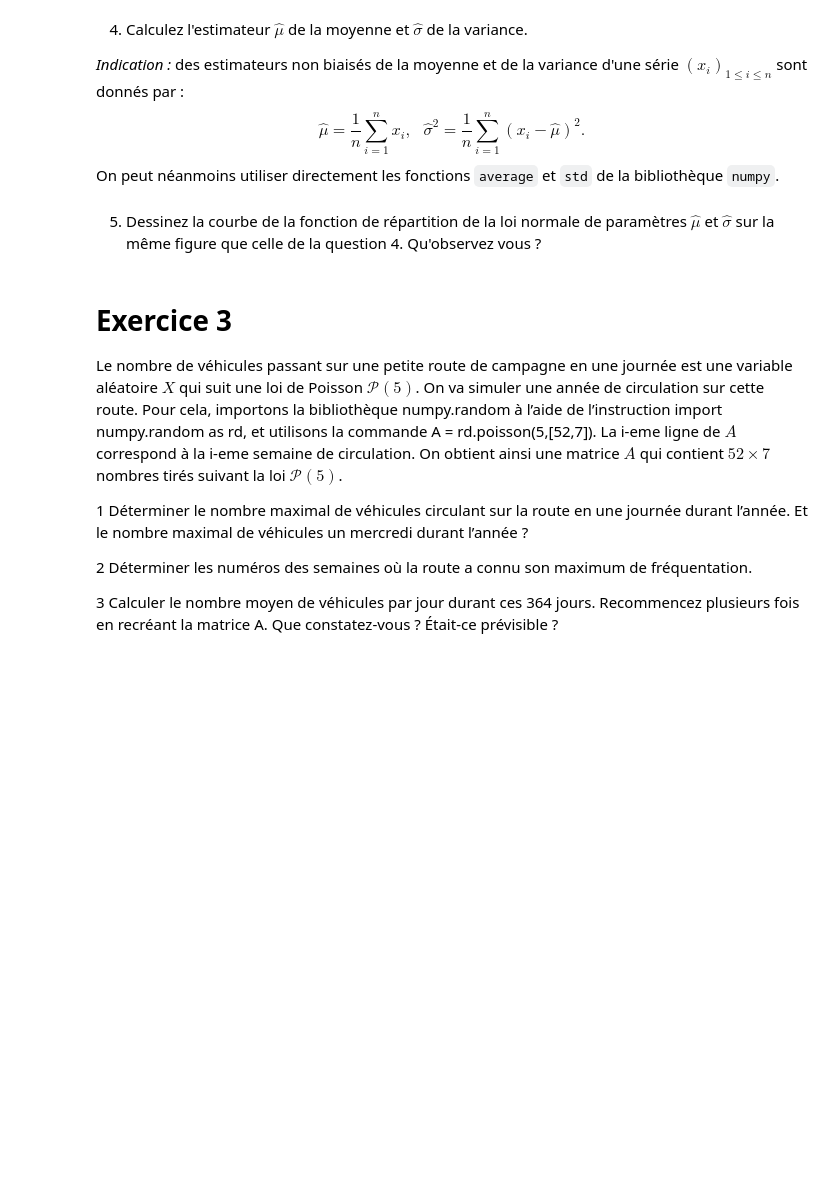
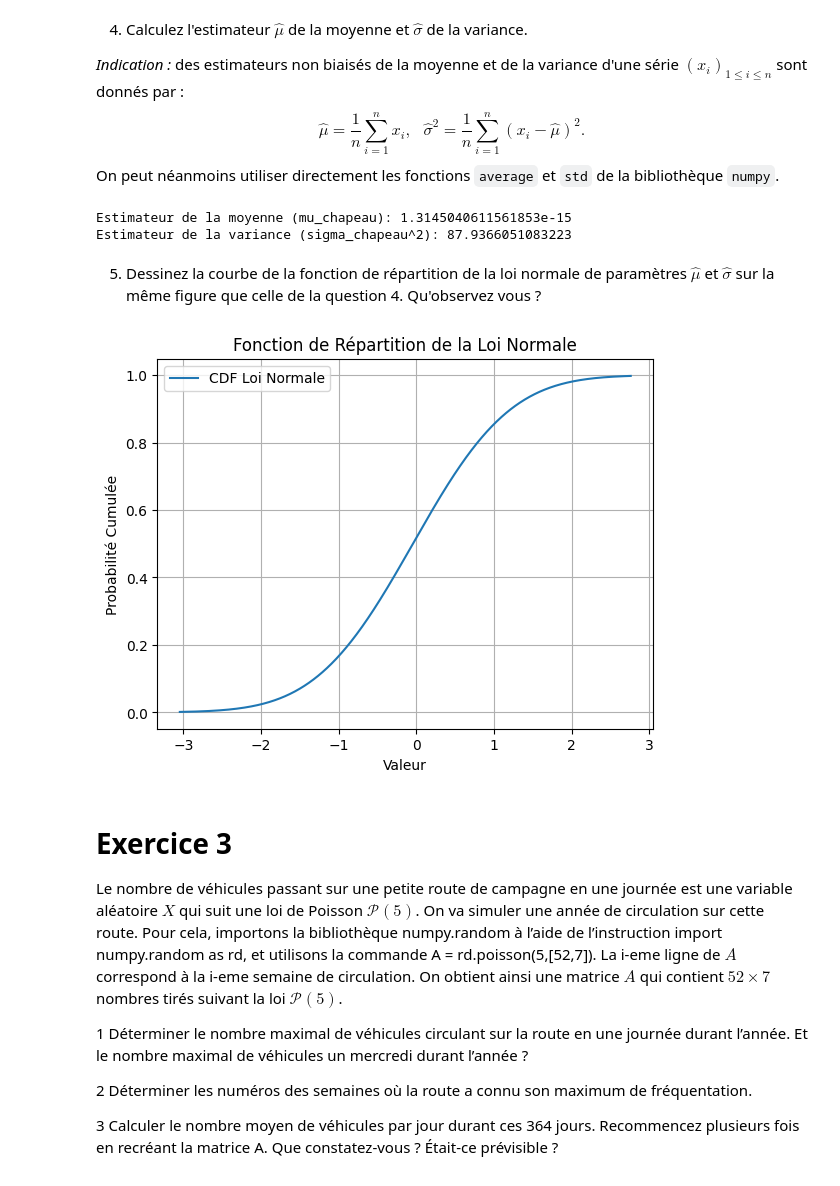
Before and after one commit to SUPREMEchelson/ProjetMathsDataScience, a Jupyter notebook: TP pour le 18 février/ProjetM2DATAEN.ipynb, the cells around one changed output. Cells and saved outputs as stored; diff of their text form; code cells hidden in the pictures; blank space fills up the shorter version.

```diff
--- a/TP pour le 18 février/ProjetM2DATAEN.ipynb
+++ b/TP pour le 18 février/ProjetM2DATAEN.ipynb
@@ -431,8 +480,44 @@ $$
 \hat\mu = \frac 1 n \sum_{i=1}^n x_i, \,\,\,\, \hat\sigma^2 = \frac 1 {n} \sum_{i=1}^n \left(x_i - \hat\mu\right)^2.
 $$
 On peut néanmoins utiliser directement les fonctions <code>average</code> et <code>std</code> de la bibliothèque <code>numpy</code>.
+# %%
+mu_chapeau = np.average(x)
+sigma_chapeau_carre = np.var(x, ddof=1)
+print("Estimateur de la moyenne (mu_chapeau):", mu_chapeau)
+print("Estimateur de la variance (sigma_chapeau^2):", sigma_chapeau_carre)
+# %% [output]
+Estimateur de la moyenne (mu_chapeau): 1.3145040611561853e-15
+Estimateur de la variance (sigma_chapeau^2): 87.9366051083223
 # %% [markdown]
 5. Dessinez la courbe de la fonction de répartition de la loi normale de paramètres $\hat\mu$ et $\hat\sigma$ sur la même figure que celle de la question 4. Qu'observez vous ?
+# %%
+import numpy as np
+import matplotlib.pyplot as plt
+from scipy.stats import norm
+
+# Simuler des données
+np.random.seed(0)  # Pour la reproductibilité
+x = np.random.normal(loc=0, scale=1, size=1000)  # Générer des données normales
+
+# Calculer les estimateurs
+mu_chapeau = np.average(x)
+sigma_chapeau = np.std(x, ddof=1)
+
+# Points pour le tracé de la CDF
+x_values = np.linspace(np.min(x), np.max(x), 1000)
+y_values = norm.cdf(x_values, loc=mu_chapeau, scale=sigma_chapeau)
+
+# Tracé de la CDF de la loi normale
+plt.plot(x_values, y_values, label='CDF Loi Normale')
+
+plt.title('Fonction de Répartition de la Loi Normale')
+plt.xlabel('Valeur')
+plt.ylabel('Probabilité Cumulée')
+plt.legend()
+plt.grid(True)
+plt.show()
+# %% [output]
+[figure, added]
 # %% [markdown]
 # Exercice 3
 Le nombre de véhicules passant sur une petite route de campagne en une journée est une variable aléatoire $X$ qui suit une loi de Poisson $\mathcal{P}(5)$.
```
Also changed, not shown: parts of 15 cells of this notebook, 1 other file.
